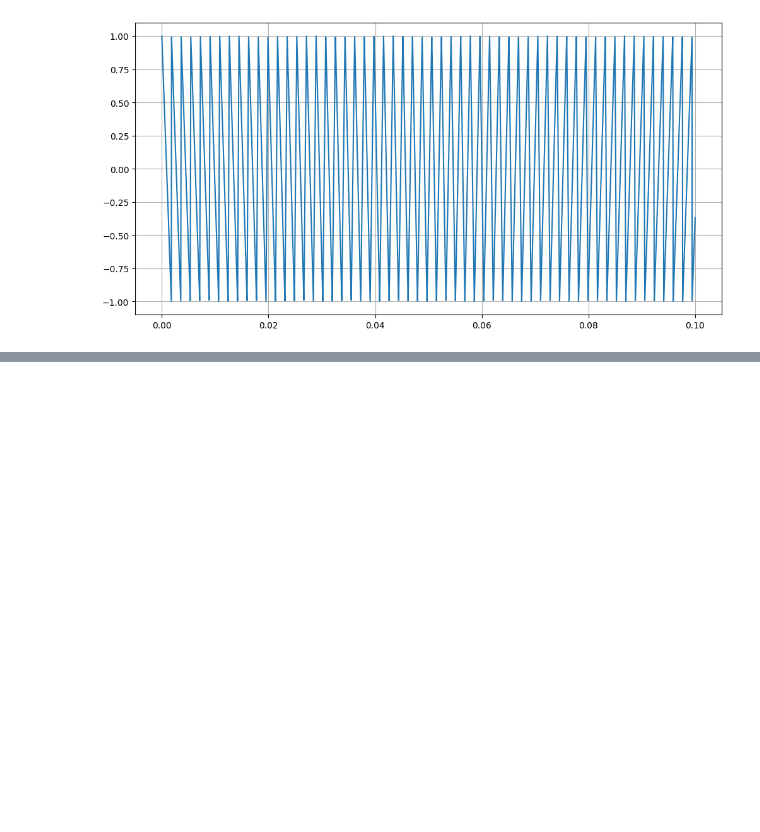
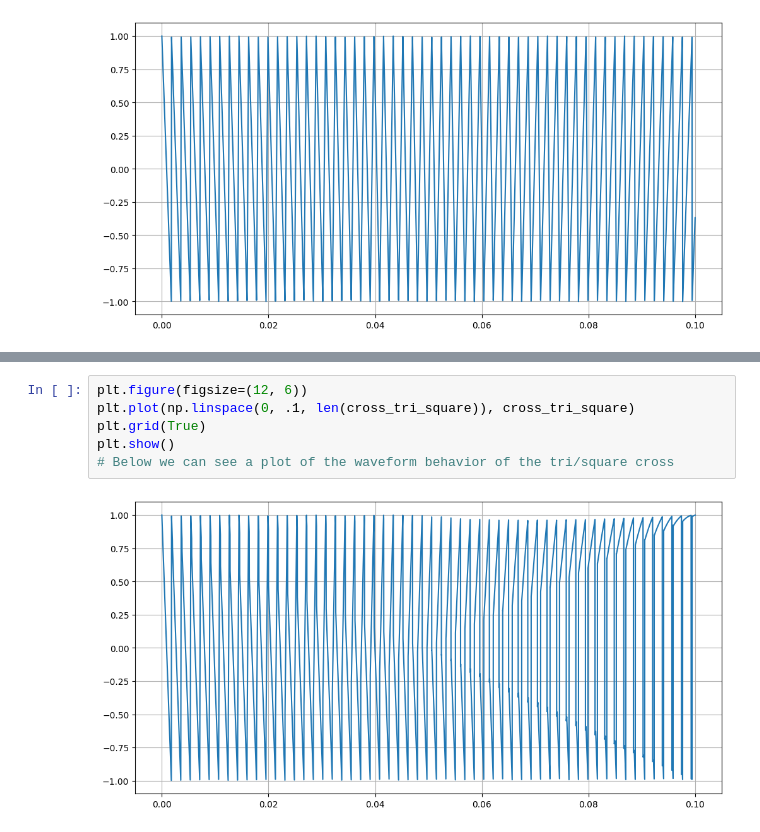
Before and after one commit to DMW9400/DSP-Lab, a Jupyter notebook: wt_gen.ipynb, the cells around one changed output, grey strips where cells are left out. Drawn from its saved outputs; the diff is of its cells as text; blank space fills up the shorter version.

```diff
--- a/wt_gen.ipynb
+++ b/wt_gen.ipynb
@@ -183,0 +199,8 @@ wt_read:  12288
+# %%
+plt.figure(figsize=(12, 6))
+plt.plot(np.linspace(0, .1, len(cross_tri_square)), cross_tri_square)
+plt.grid(True)
+plt.show()
+# Below we can see a plot of the waveform behavior of the tri/square cross
+# %% [output]
+[figure, added]
```
Also changed, not shown: parts of 7 cells of this notebook, 5 other files.
